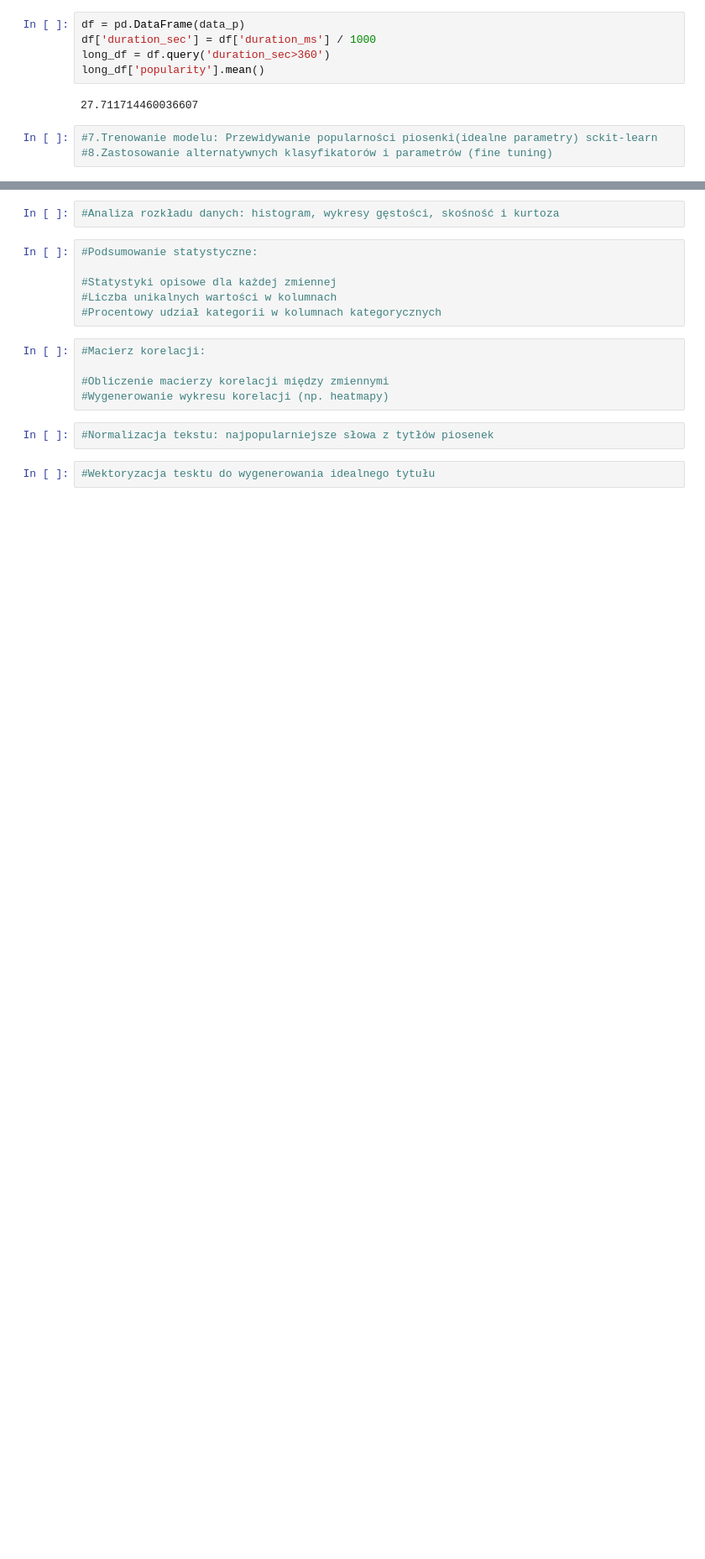
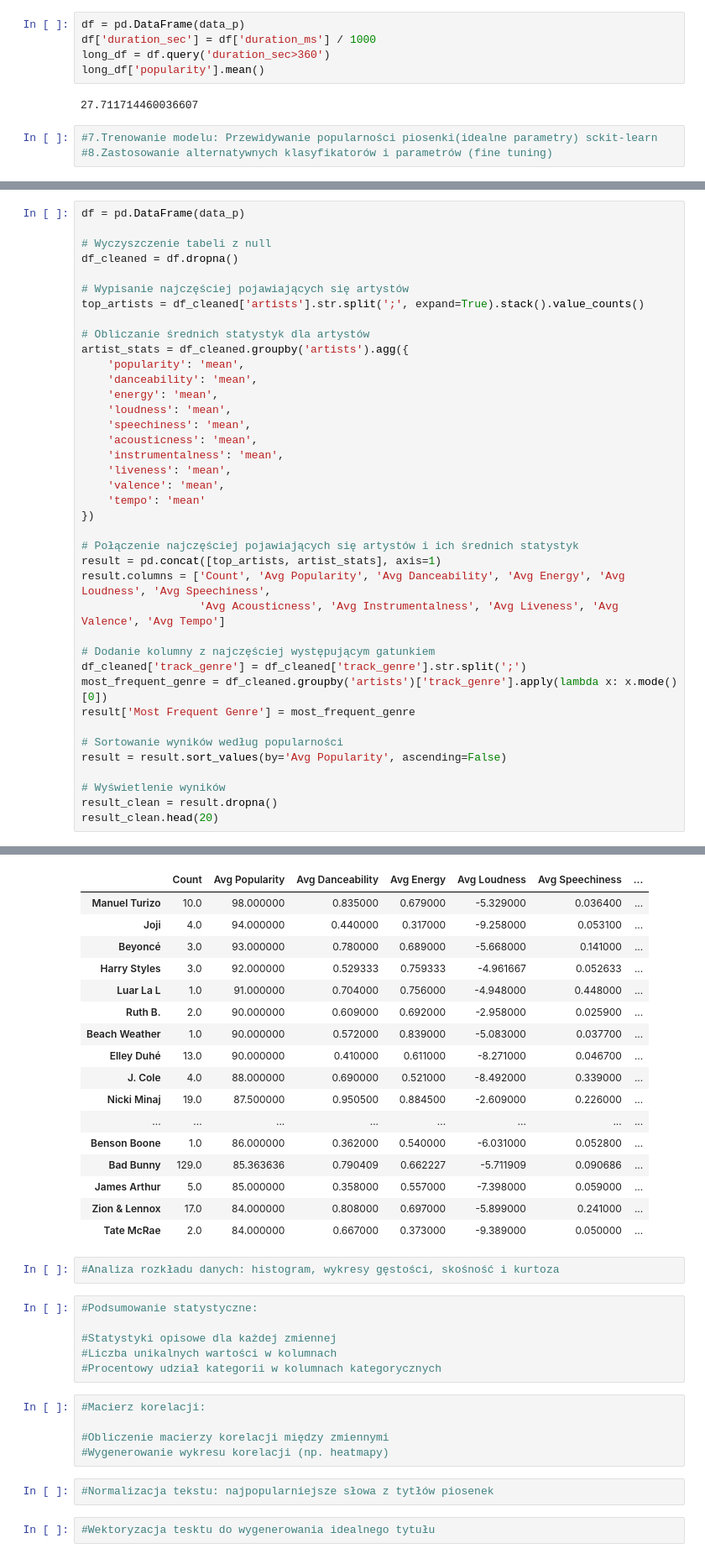
Before and after one commit to MarekPrzydanek/PythonProjekt, a Jupyter notebook: src/main.ipynb, the cells around one changed output, grey strips where cells are left out. Shown: that part at 84% size. Drawn from its saved outputs; the diff is of its cells as text; blank space fills up the shorter version.

```diff
--- a/src/main.ipynb
+++ b/src/main.ipynb
@@ -165,0 +224,40 @@ long_df['popularity'].mean()
+# %%
+df = pd.DataFrame(data_p)
+
+# Wyczyszczenie tabeli z null
+df_cleaned = df.dropna()
+
+# Wypisanie najczęściej pojawiających się artystów
+top_artists = df_cleaned['artists'].str.split(';', expand=True).stack().value_counts()
+
+# Obliczanie średnich statystyk dla artystów
+artist_stats = df_cleaned.groupby('artists').agg({
+    'popularity': 'mean',
+    'danceability': 'mean',
+    'energy': 'mean',
+    'loudness': 'mean',
+    'speechiness': 'mean',
+    'acousticness': 'mean',
+    'instrumentalness': 'mean',
+    'liveness': 'mean',
+    'valence': 'mean',
+    'tempo': 'mean'
+})
+
+# Połączenie najczęściej pojawiających się artystów i ich średnich statystyk
+result = pd.concat([top_artists, artist_stats], axis=1)
+result.columns = ['Count', 'Avg Popularity', 'Avg Danceability', 'Avg Energy', 'Avg Loudness', 'Avg Speechiness',
+                  'Avg Acousticness', 'Avg Instrumentalness', 'Avg Liveness', 'Avg Valence', 'Avg Tempo']
+
+# Dodanie kolumny z najczęściej występującym gatunkiem
+df_cleaned['track_genre'] = df_cleaned['track_genre'].str.split(';')
+most_frequent_genre = df_cleaned.groupby('artists')['track_genre'].apply(lambda x: x.mode()[0])
+result['Most Frequent Genre'] = most_frequent_genre
+
+# Sortowanie wyników według popularności
+result = result.sort_values(by='Avg Popularity', ascending=False)
+
+# Wyświetlenie wyników
+result_clean = result.dropna()
+result_clean.head(20)
+# %% [output]
@@ -166,3 +269,20 @@ long_df['popularity'].mean()
+|  | Count | Avg Popularity | Avg Danceability | Avg Energy | Avg Loudness | Avg Speechiness | ... |
+| Manuel Turizo | 10.0 | 98.000000 | 0.835000 | 0.679000 | -5.329000 | 0.036400 | ... |
+| Joji | 4.0 | 94.000000 | 0.440000 | 0.317000 | -9.258000 | 0.053100 | ... |
+| Beyoncé | 3.0 | 93.000000 | 0.780000 | 0.689000 | -5.668000 | 0.141000 | ... |
+| Harry Styles | 3.0 | 92.000000 | 0.529333 | 0.759333 | -4.961667 | 0.052633 | ... |
+| Luar La L | 1.0 | 91.000000 | 0.704000 | 0.756000 | -4.948000 | 0.448000 | ... |
+| Ruth B. | 2.0 | 90.000000 | 0.609000 | 0.692000 | -2.958000 | 0.025900 | ... |
+| Beach Weather | 1.0 | 90.000000 | 0.572000 | 0.839000 | -5.083000 | 0.037700 | ... |
+| Elley Duhé | 13.0 | 90.000000 | 0.410000 | 0.611000 | -8.271000 | 0.046700 | ... |
+| J. Cole | 4.0 | 88.000000 | 0.690000 | 0.521000 | -8.492000 | 0.339000 | ... |
+| Nicki Minaj | 19.0 | 87.500000 | 0.950500 | 0.884500 | -2.609000 | 0.226000 | ... |
+| ... | ... | ... | ... | ... | ... | ... | ... |
+| Benson Boone | 1.0 | 86.000000 | 0.362000 | 0.540000 | -6.031000 | 0.052800 | ... |
+| Bad Bunny | 129.0 | 85.363636 | 0.790409 | 0.662227 | -5.711909 | 0.090686 | ... |
+| James Arthur | 5.0 | 85.000000 | 0.358000 | 0.557000 | -7.398000 | 0.059000 | ... |
+| Zion & Lennox | 17.0 | 84.000000 | 0.808000 | 0.697000 | -5.899000 | 0.241000 | ... |
+| Tate McRae | 2.0 | 84.000000 | 0.667000 | 0.373000 | -9.389000 | 0.050000 | ... |
 # %%
 #Analiza rozkładu danych: histogram, wykresy gęstości, skośność i kurtoza
 # %%
```
Also changed, not shown: parts of 4 cells of this notebook.
